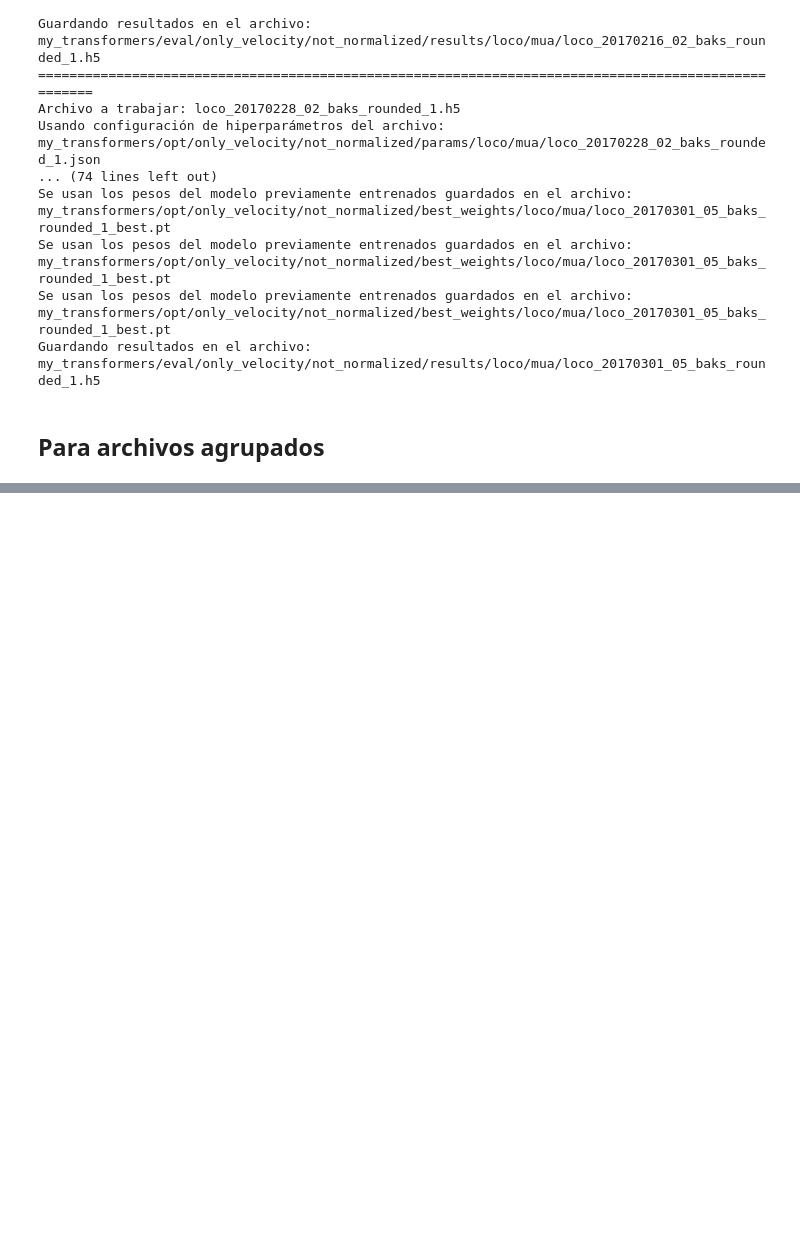
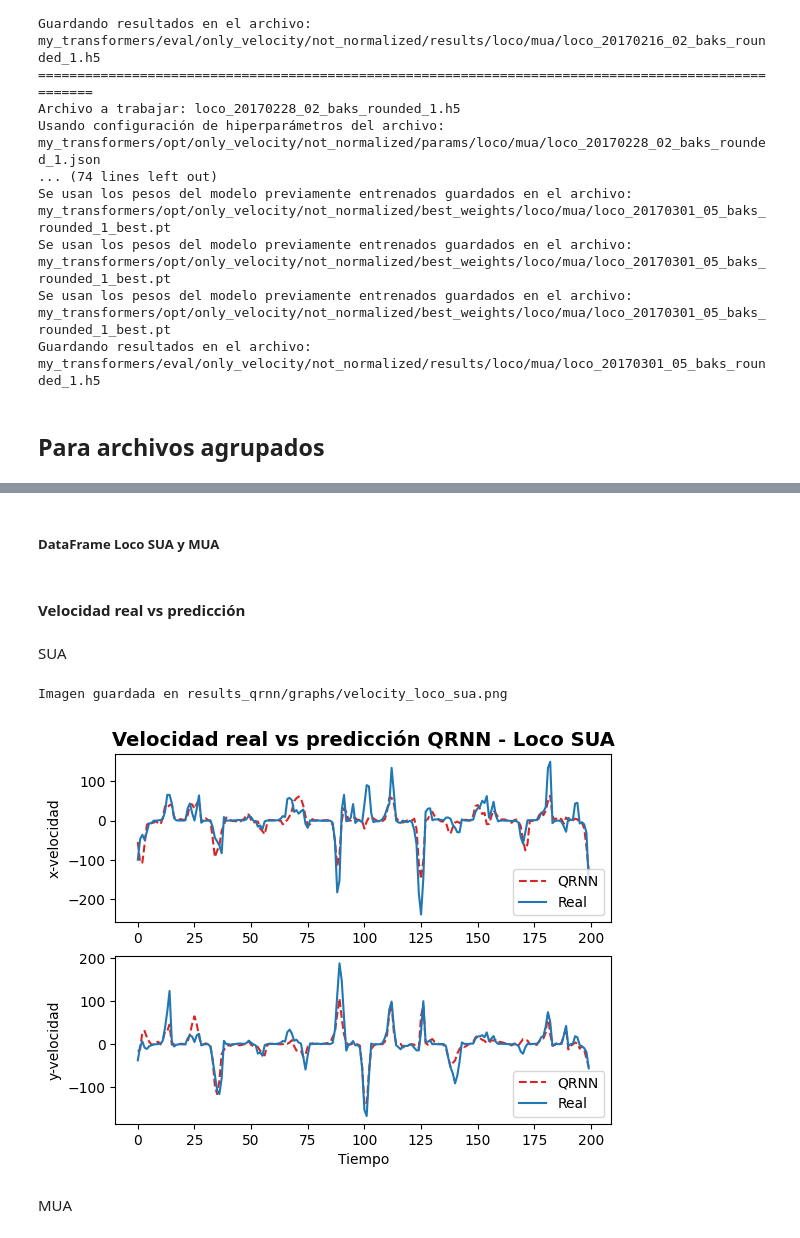
Before and after one commit to pmelof/tesis_transformers, a Jupyter notebook: order copy.ipynb, the cells around one changed output, grey strips where cells are left out. Drawn from its saved outputs; the diff is of its cells as text; code cells hidden in the pictures; blank space fills up the shorter version.

```diff
--- a/order copy.ipynb
+++ b/order copy.ipynb
@@ -1185,0 +1244,26 @@ for dataset in os.listdir(f'my_transformers/data/rounded/{monkey_name}'):
+# %%
+# Graficando resultado velocidades x e y, real vs predicción
+def graphVelocities(y_test, y_test_pred, title:str, x_label_1:str, y_label_1:str, x_label_2:str, y_label_2:str, method:str, output_filepath:str, init:int = 0, end:int = 200):
+    plt.subplot(2, 1, 1)
+    plt.plot(np.transpose(y_test_pred)[0][init:end], '--', color = 'tab:red', label = method)
+    plt.plot(np.transpose(y_test)[0][init:end], color = 'tab:blue', label = 'Real')
+    plt.ylabel(y_label_1)
+    plt.xlabel(x_label_1)
+    plt.title(title, fontdict = {'fontsize':14, 'fontweight':'bold'})
+    # plt.legend(bbox_to_anchor=(1.22, -0.01), loc = 'lower right')
+    plt.legend(loc = 'lower right')
+
+    plt.subplot(2, 1, 2)
+    plt.plot(np.transpose(y_test_pred)[1][init:end], '--', color = 'tab:red', label = method)
+    plt.plot(np.transpose(y_test)[1][init:end], color = 'tab:blue', label = 'Real')
+    plt.ylabel(y_label_2)
+    plt.xlabel(x_label_2)
+    # plt.legend(bbox_to_anchor=(1.22, -0.01), loc = 'lower right')
+    plt.legend(loc = 'lower right')
+    # set the spacing between subplots
+    # plt.subplots_adjust(left=0.1, right=0.9, top=0.9, wspace=0.4, hspace=0.4)
+
+    plt.show
+    plt.savefig(f"{output_filepath}", bbox_inches='tight')
+    print(f"Imagen guardada en {output_filepath}")
+    return
@@ -1185,0 +1483,2 @@ for dataset in os.listdir(f'my_transformers/data/rounded/{monkey_name}'):
+# %% [markdown]
+##### DataFrame Loco SUA y MUA
@@ -1185,0 +1491,28 @@ for dataset in os.listdir(f'my_transformers/data/rounded/{monkey_name}'):
+# %% [markdown]
+#### Velocidad real vs predicción
+# %% [markdown]
+SUA
+# %%
+# Obtener velocidades
+dir_results = "results_qrnn/loco/sua"
+file_results = "loco_20170227_04_sua_baks_qrnn.h5"
+method = "qrnn"
+y_test, y_test_pred = getVelocities(dir_results=dir_results, file_results=file_results, method=method)
+# %%
+# Grafico velocidades
+graphVelocities(y_test=y_test,
+                y_test_pred=y_test_pred,
+                title="Velocidad real vs predicción QRNN - Loco SUA",
+                x_label_1="",
+                y_label_1="x-velocidad",
+                x_label_2="Tiempo",
+                y_label_2="y-velocidad",
+                method="QRNN",
+                output_filepath= "results_qrnn/graphs/velocity_loco_sua.png",
+                init=0,
+                end=200)
+# %% [output]
+Imagen guardada en results_qrnn/graphs/velocity_loco_sua.png
+[figure, added]
+# %% [markdown]
+MUA
```
Also changed, not shown: parts of 86 cells of this notebook, 1 other file.
